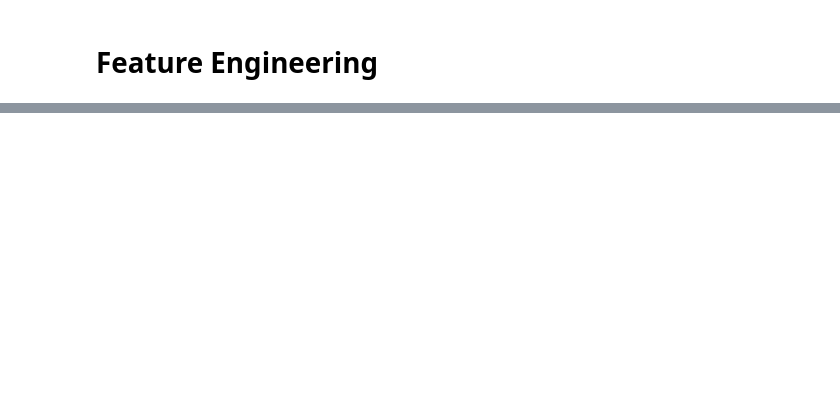
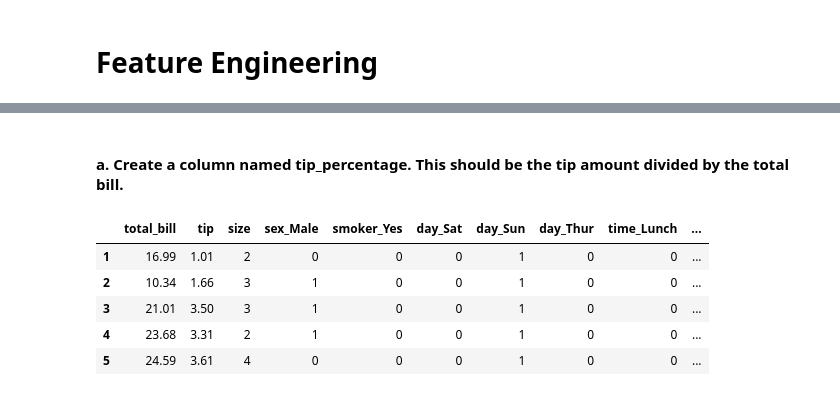
Before and after one commit to dbojado/regression-exercises, a Jupyter notebook: feature_engineering.ipynb, the cells around one changed output, grey strips where cells are left out. Drawn from its saved outputs; the diff is of its cells as text; code cells hidden in the pictures; blank space fills up the shorter version.

```diff
--- a/feature_engineering.ipynb
+++ b/feature_engineering.ipynb
@@ -18,0 +21,3 @@ df.head()
+# %%
+# Acquire data
+df = data("tips")
@@ -105,4 +77,4 @@ dtype: int64
 # %%
-dummy_df = pd.get_dummies(obj_df, dummy_na=False, drop_first=True)
+dummy_df = pd.get_dummies(df[['sex', 'smoker', 'day', 'time']], dummy_na=False, drop_first=True)
 # %%
 df = pd.concat([df, dummy_df], axis=1)
@@ -109,5 +96,5 @@ df = pd.concat([df, dummy_df], axis=1)
 # %%
-df.drop(columns=obj_df.columns, inplace=True)
+df.drop(columns=['sex', 'smoker', 'day', 'time'], inplace=True)
 # %%
 df.info()
 # %% [output]
@@ -294,0 +126,13 @@ X_reduced_scaled.columns.tolist()
+# %% [markdown]
+#### a. Create a column named tip_percentage. This should be the tip amount divided by the total bill.
+# %%
+df['tip_percentage'] = df['tip'] / df['total_bill']
+
+df.head()
+# %% [output]
+|  | total_bill | tip | size | sex_Male | smoker_Yes | day_Sat | day_Sun | day_Thur | time_Lunch | ... |
+| 1 | 16.99 | 1.01 | 2 | 0 | 0 | 0 | 1 | 0 | 0 | ... |
+| 2 | 10.34 | 1.66 | 3 | 1 | 0 | 0 | 1 | 0 | 0 | ... |
+| 3 | 21.01 | 3.50 | 3 | 1 | 0 | 0 | 1 | 0 | 0 | ... |
+| 4 | 23.68 | 3.31 | 2 | 1 | 0 | 0 | 1 | 0 | 0 | ... |
+| 5 | 24.59 | 3.61 | 4 | 0 | 0 | 0 | 1 | 0 | 0 | ... |
```
Also changed, not shown: parts of 83 cells of this notebook.
